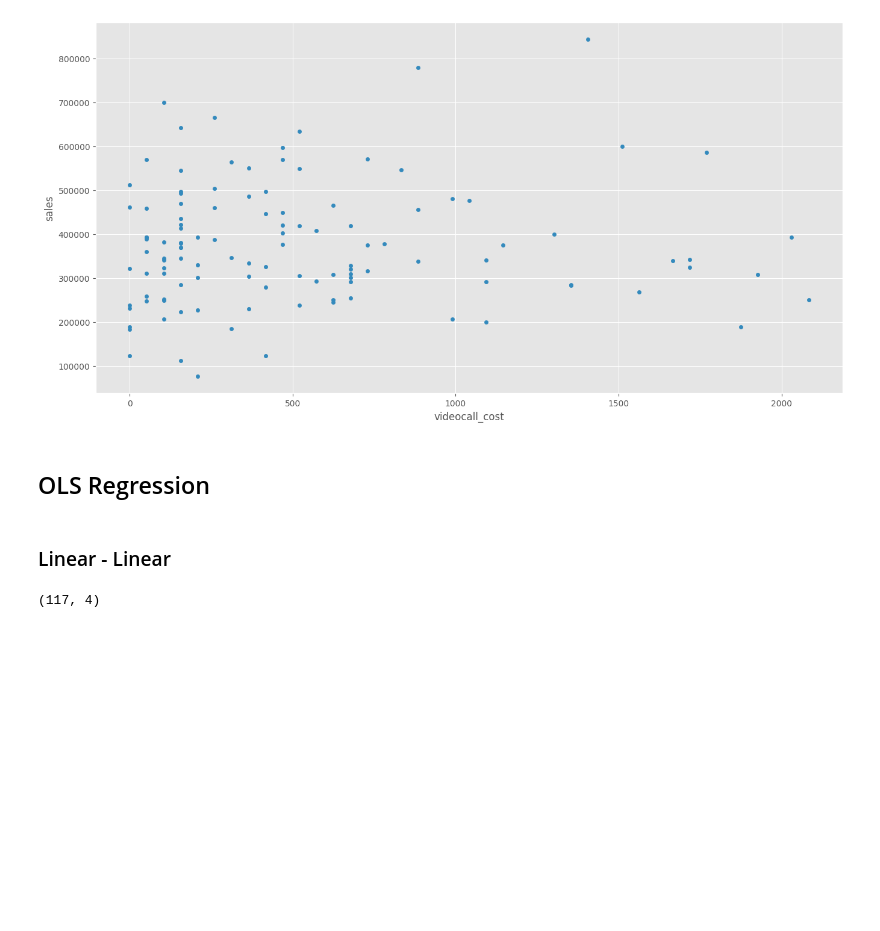
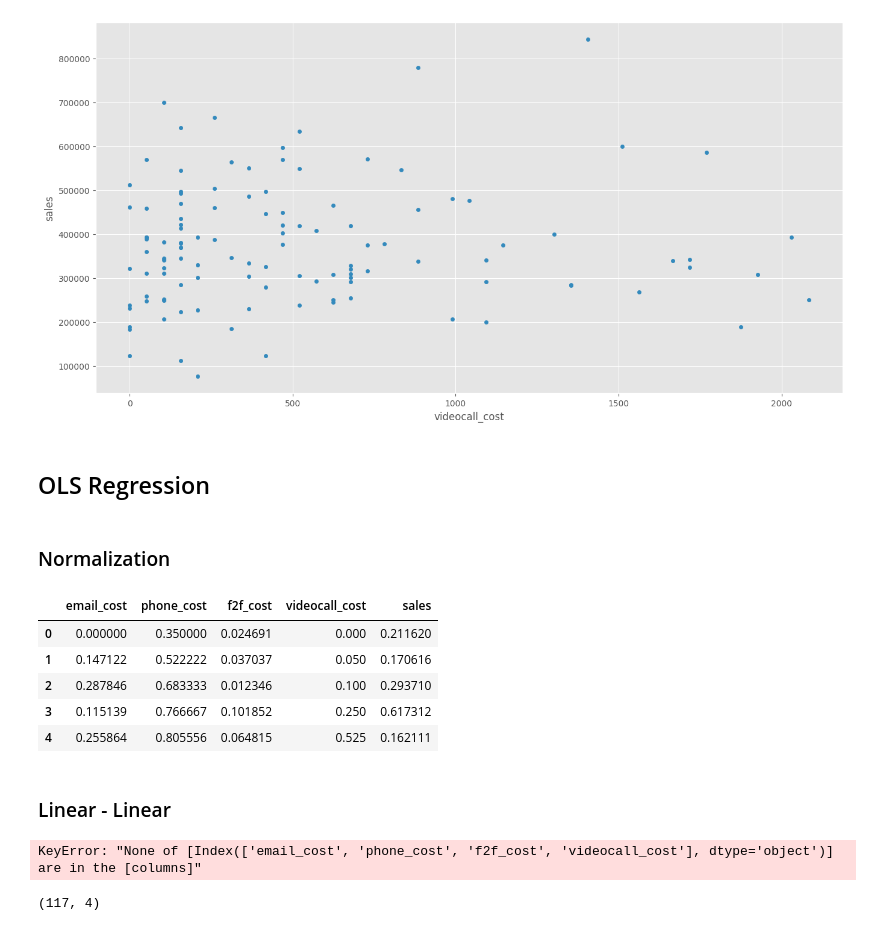
Before and after one commit to cdonosoc/MMM_Fortimel, a Jupyter notebook: analytics/MMM_Fortimel_Analytics.ipynb, the cells around one changed output. Drawn from its saved outputs; the diff is of its cells as text; code cells hidden in the pictures; blank space fills up the shorter version.

Commit message:
normalization

```diff
--- a/analytics/MMM_Fortimel_Analytics.ipynb
+++ b/analytics/MMM_Fortimel_Analytics.ipynb
@@ -136,11 +137,31 @@ df_merged.plot(kind='scatter', x='videocall_cost', y='sales',  figsize=(16, 8))
 [figure]
 # %% [markdown]
 ## OLS Regression
+# %% [markdown]
+### Normalization
+# %%
+data = df_merged.drop('date', axis=1)
+# %%
+scaler = MinMaxScaler()
+data_scaled = scaler.fit_transform(data)
+# %%
+df_scaled = pd.DataFrame(data_scaled, columns=data.columns)
+# %%
+df_scaled.head()
+# %% [output]
+|  | email_cost | phone_cost | f2f_cost | videocall_cost | sales |
+| 0 | 0.000000 | 0.350000 | 0.024691 | 0.000 | 0.211620 |
+| 1 | 0.147122 | 0.522222 | 0.037037 | 0.050 | 0.170616 |
+| 2 | 0.287846 | 0.683333 | 0.012346 | 0.100 | 0.293710 |
+| 3 | 0.115139 | 0.766667 | 0.101852 | 0.250 | 0.617312 |
+| 4 | 0.255864 | 0.805556 | 0.064815 | 0.525 | 0.162111 |
 # %% [markdown]
 ### Linear - Linear
 # %%
-X = df_merged[['email_cost', 'phone_cost', 'f2f_cost', 'videocall_cost']]
-y = df_merged[['sales']]
+X = df_scaled[['email_cost', 'phone_cost', 'f2f_cost', 'videocall_cost']]
+y = df_scaled[['sales']]
+# %% [output]
+KeyError: "None of [Index(['email_cost', 'phone_cost', 'f2f_cost', 'videocall_cost'], dtype='object')] are in the [columns]"
 # %%
 X.shape
 # %% [output]
```
Also changed, not shown: parts of 2 cells of this notebook.
